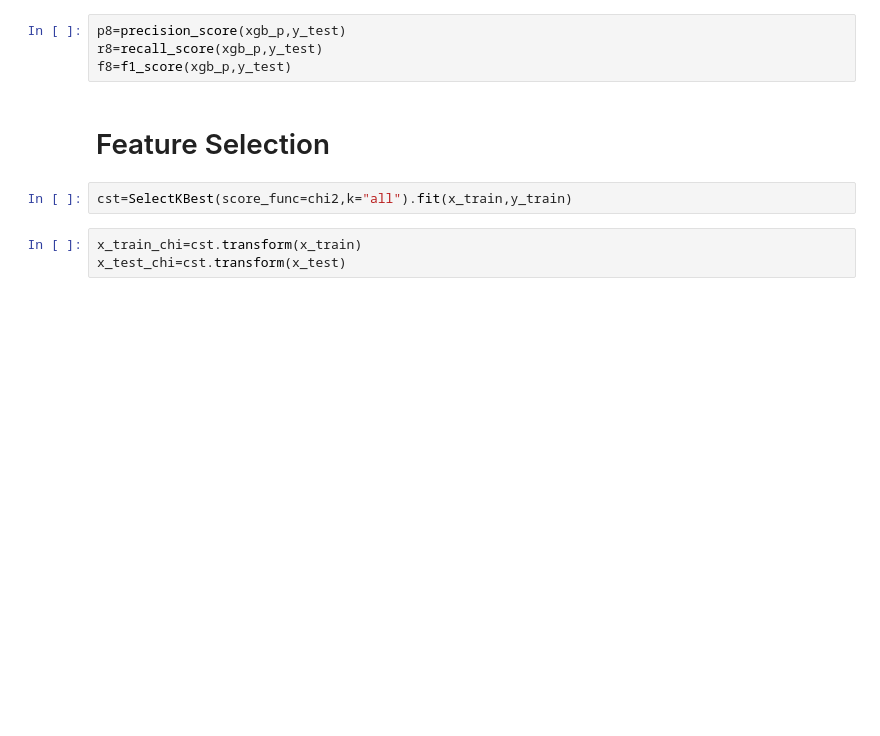
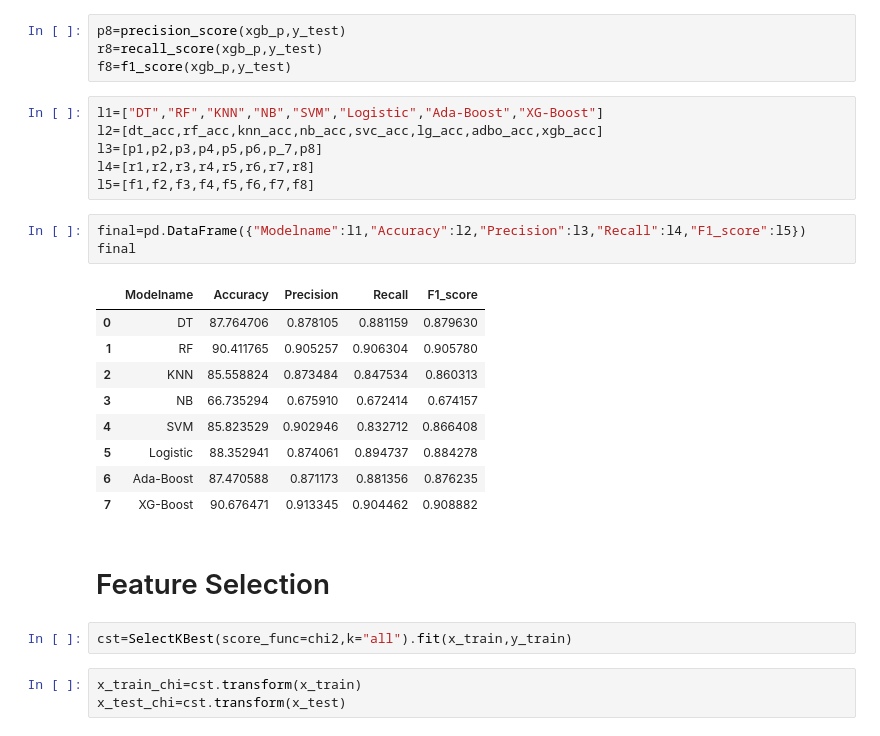
Before and after one commit to Nehadshelhalkar/Diabetes_prediction, a Jupyter notebook: project_ML.ipynb, the cells around one changed output. Drawn from its saved outputs; the diff is of its cells as text; blank space fills up the shorter version.

```diff
--- a/project_ML.ipynb
+++ b/project_ML.ipynb
@@ -1093,6 +1093,25 @@ weighted avg       0.91      0.91      0.91      3400
 p8=precision_score(xgb_p,y_test)
 r8=recall_score(xgb_p,y_test)
 f8=f1_score(xgb_p,y_test)
+# %%
+l1=["DT","RF","KNN","NB","SVM","Logistic","Ada-Boost","XG-Boost"]
+l2=[dt_acc,rf_acc,knn_acc,nb_acc,svc_acc,lg_acc,adbo_acc,xgb_acc]
+l3=[p1,p2,p3,p4,p5,p6,p_7,p8]
+l4=[r1,r2,r3,r4,r5,r6,r7,r8]
+l5=[f1,f2,f3,f4,f5,f6,f7,f8]
+# %%
+final=pd.DataFrame({"Modelname":l1,"Accuracy":l2,"Precision":l3,"Recall":l4,"F1_score":l5})
+final
+# %% [output]
+|  | Modelname | Accuracy | Precision | Recall | F1_score |
+| 0 | DT | 87.764706 | 0.878105 | 0.881159 | 0.879630 |
+| 1 | RF | 90.411765 | 0.905257 | 0.906304 | 0.905780 |
+| 2 | KNN | 85.558824 | 0.873484 | 0.847534 | 0.860313 |
+| 3 | NB | 66.735294 | 0.675910 | 0.672414 | 0.674157 |
+| 4 | SVM | 85.823529 | 0.902946 | 0.832712 | 0.866408 |
+| 5 | Logistic | 88.352941 | 0.874061 | 0.894737 | 0.884278 |
+| 6 | Ada-Boost | 87.470588 | 0.871173 | 0.881356 | 0.876235 |
+| 7 | XG-Boost | 90.676471 | 0.913345 | 0.904462 | 0.908882 |
 # %% [markdown]
 # Feature Selection
 # %%
```
Also changed, not shown: parts of 61 cells of this notebook.
